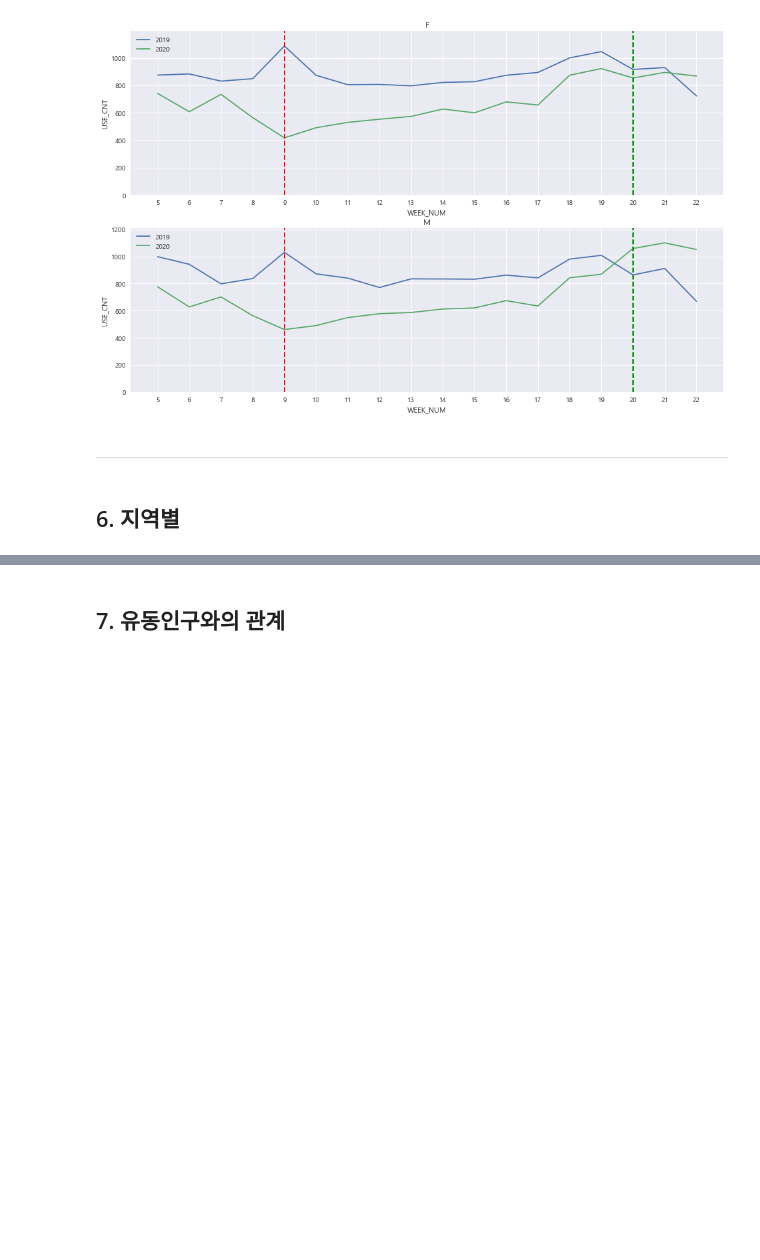
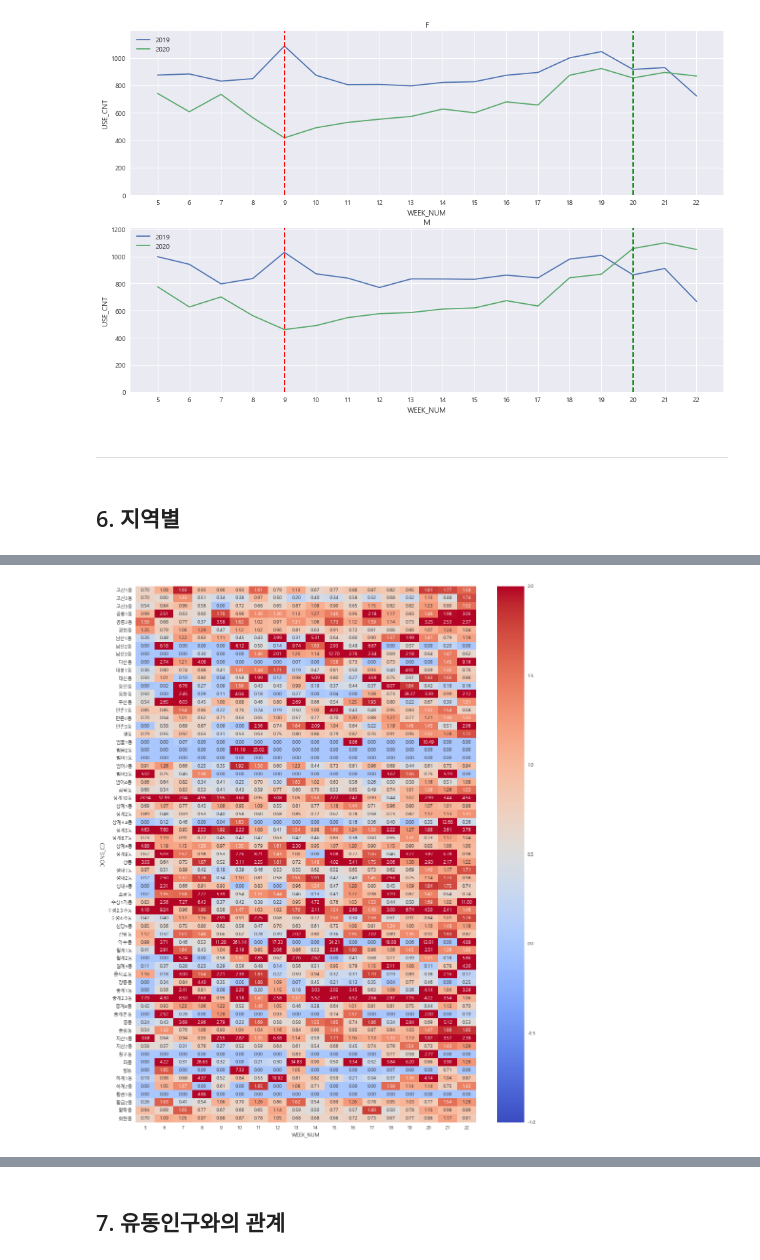
Before and after one commit to minkithub/bigcon2020, a Jupyter notebook: Hyoeun/레저용품.ipynb, the cells around one changed output, grey strips where cells are left out. Saved outputs shown, nothing was run; the diff lists cells and outputs as text; code cells hidden in the pictures; blank space fills up the shorter version.

```diff
--- a/Hyoeun/레저용품.ipynb
+++ b/Hyoeun/레저용품.ipynb
@@ -625,0 +618,22 @@ offline.head()
+# %%
+def graph_by_region_ratio(dataframe, category_name, category_column, gu_column, dong_column, aggregate_column):
+    groupby = dataframe.groupby([category_column, gu_column, dong_column, 'YEAR', 'WEEK_NUM'])[[aggregate_column]].mean().reset_index()
+    groupby = groupby.query('{}=="{}"'.format(category_column, category_name))
+
+    year_2019 = groupby.query('YEAR==2019')
+    year_2019 = year_2019.pivot_table(values=aggregate_column, index=dong_column, columns='WEEK_NUM')
+    year_2019.fillna(0, inplace=True)
+
+    year_2020 = groupby.query('YEAR==2020')
+    year_2020 = year_2020.pivot_table(values=aggregate_column, index=dong_column, columns='WEEK_NUM')
+    year_2020.fillna(0, inplace=True)
+
+    ratio_2020_2019 = (year_2020 / year_2019).fillna(0)
+    ratio_2020_2019[ratio_2020_2019 == inf] = 0
+
+    plt.figure(figsize=(16, 0.3*len(set(dataframe[dong_column]))))
+    sns.heatmap(ratio_2020_2019, cmap='coolwarm', vmin = -1, vmax = 2, fmt='.2f', annot=True)
+# %%
+graph_by_region_ratio(offline, '레저용품', 'MCT_CAT_CD', 'GU_CD', 'DONG_CD', 'USE_AMT')
+# %% [output]
+[figure, added]
```
Also changed, not shown: parts of 6 cells of this notebook.
